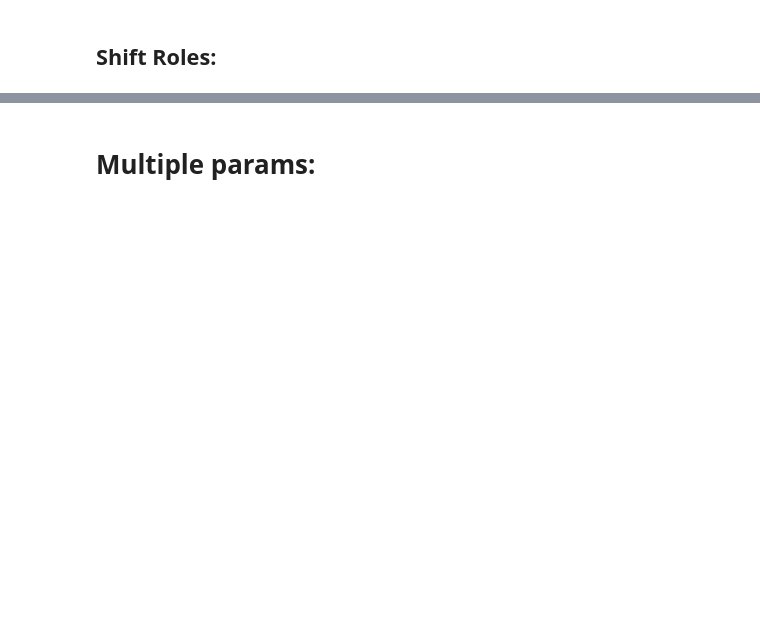
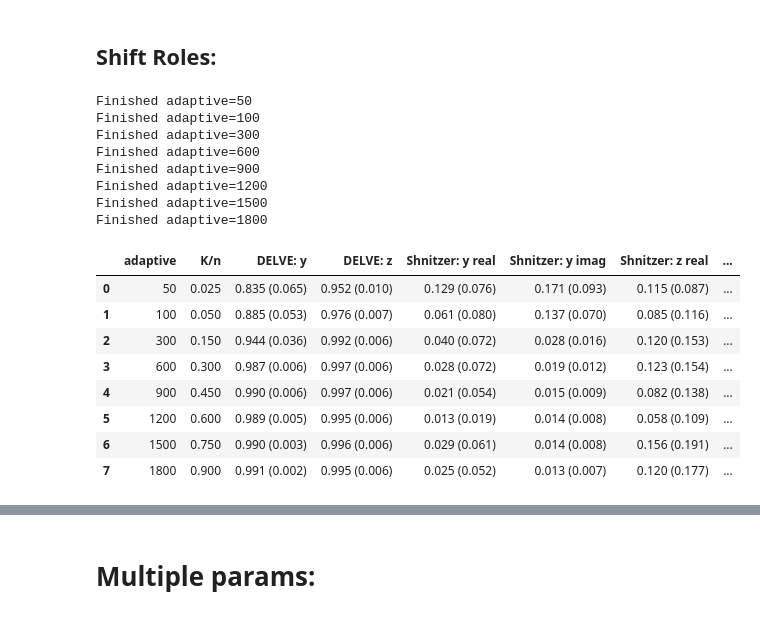
Before and after one commit to ShiraAlon/DELVE, a Jupyter notebook: notebooks/Torus - multimodal.ipynb, the cells around one changed output, grey strips where cells are left out. Drawn from its saved outputs; the diff is of its cells as text; code cells hidden in the pictures; blank space fills up the shorter version.

```diff
--- a/notebooks/Torus - multimodal.ipynb
+++ b/notebooks/Torus - multimodal.ipynb
@@ -272 +273,74 @@ def torus_corr_switch(R: float, r1: float, r2: float, r3: float, N: int, K: int
     )
+# %%
+# Sweep the adaptive kernel scale
+# adaptive_values = np.array([50, 100, 150, 200, 250, 300, 400, 600, 800, 1000, 1200, 1300, 1400, 1500,1600,1700,1800,1900])
+adaptive_values = np.array([50, 100, 300,600, 900, 1200, 1500,1800])
+C = 50 # increase to 50 or more for a more stable comparison
+
+metric_names = [
+    "DELVE: y",
+    "DELVE: z",
+    "Shnitzer: y real",
+    "Shnitzer: y imag",
+    "Shnitzer: z real",
+    "Shnitzer: z imag",
+    "FKT: y",
+    "FKT: z",
+    "DELVE y-vector vs shared x",
+    "DELVE z-vector vs shared x",
+    "Shnitzer real vs shared x",
+    "Shnitzer imag vs shared x",
+    "FKT y-vector vs shared x",
+    "FKT z-vector vs shared x",
+]
+
+# Dimensions: adaptive value x replicate x metric
+acc_torus_switch = np.zeros((len(adaptive_values), C, len(metric_names)))
+
+for a_idx, adaptive in enumerate(adaptive_values):
+    for i in range(C):
+        np.random.seed(42 + i)  # same simulated data for each adaptive value
+
+        acc_torus_switch[a_idx, i, :] = torus_corr_switch(
+            R=10,
+            r1=4,
+            r2=3,
+            N=2000,
+            K=int(adaptive),
+            k=20,
+            pad = 10 #optional (Used to check mismatch of the knee point)
+        )
+
+    print(f"Finished adaptive={adaptive}")
+
+# Summarize each score as mean (standard deviation)
+summary = pd.DataFrame({
+    "adaptive": adaptive_values,
+    "K/n": adaptive_values / 2000,
+})
+
+for j, name in enumerate(metric_names):
+    summary[name] = [
+        f"{np.nanmean(scores):.3f} ({np.nanstd(scores, ddof=1):.3f})"
+        for scores in acc_torus_switch[:, :, j]
+    ]
+
+display(summary)
+# %% [output]
+Finished adaptive=50
+Finished adaptive=100
+Finished adaptive=300
+Finished adaptive=600
+Finished adaptive=900
+Finished adaptive=1200
+Finished adaptive=1500
+Finished adaptive=1800
+|  | adaptive | K/n | DELVE: y | DELVE: z | Shnitzer: y real | Shnitzer: y imag | Shnitzer: z real | ... |
+| 0 | 50 | 0.025 | 0.835 (0.065) | 0.952 (0.010) | 0.129 (0.076) | 0.171 (0.093) | 0.115 (0.087) | ... |
+| 1 | 100 | 0.050 | 0.885 (0.053) | 0.976 (0.007) | 0.061 (0.080) | 0.137 (0.070) | 0.085 (0.116) | ... |
+| 2 | 300 | 0.150 | 0.944 (0.036) | 0.992 (0.006) | 0.040 (0.072) | 0.028 (0.016) | 0.120 (0.153) | ... |
+| 3 | 600 | 0.300 | 0.987 (0.006) | 0.997 (0.006) | 0.028 (0.072) | 0.019 (0.012) | 0.123 (0.154) | ... |
+| 4 | 900 | 0.450 | 0.990 (0.006) | 0.997 (0.006) | 0.021 (0.054) | 0.015 (0.009) | 0.082 (0.138) | ... |
+| 5 | 1200 | 0.600 | 0.989 (0.005) | 0.995 (0.006) | 0.013 (0.019) | 0.014 (0.008) | 0.058 (0.109) | ... |
+| 6 | 1500 | 0.750 | 0.990 (0.003) | 0.996 (0.006) | 0.029 (0.061) | 0.014 (0.008) | 0.156 (0.191) | ... |
+| 7 | 1800 | 0.900 | 0.991 (0.002) | 0.995 (0.006) | 0.025 (0.052) | 0.013 (0.007) | 0.120 (0.177) | ... |
```
Also changed, not shown: parts of 16 cells of this notebook.
